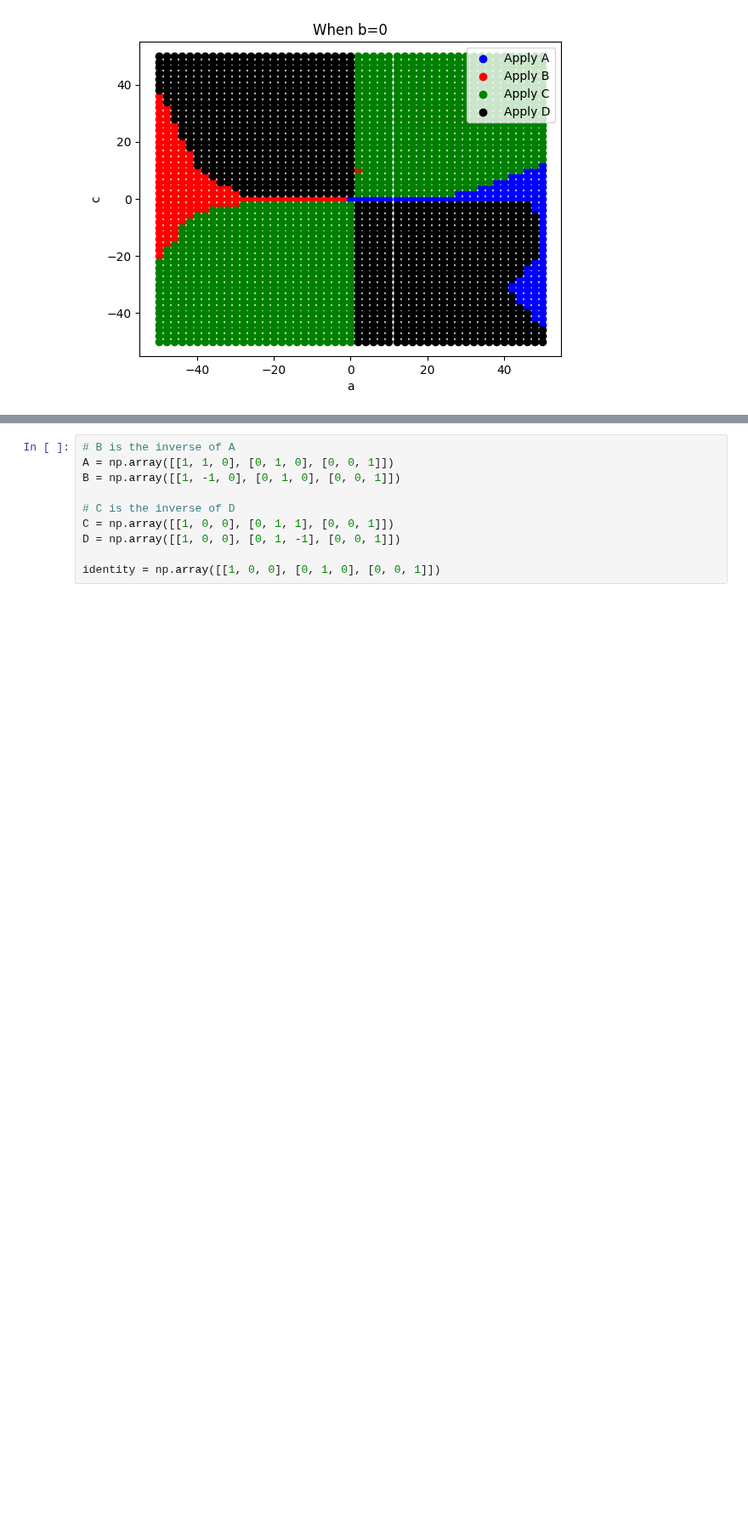
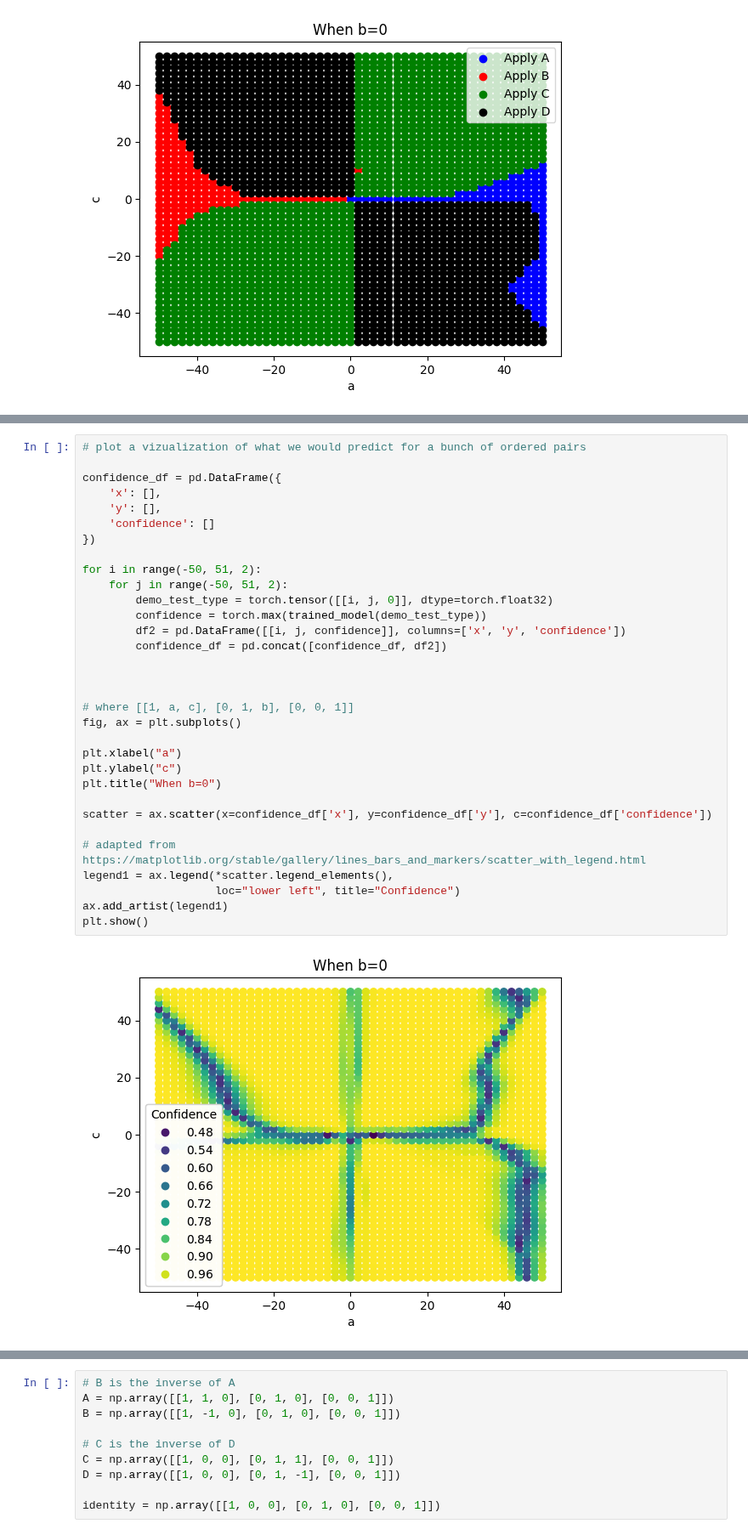
Before and after one commit to MXM-MachineLearning/MXM_AI_Ellenberg, a Jupyter notebook: heisenberg_group/Neural_Nets/bfs_NN.ipynb, the cells around one changed output, grey strips where cells are left out. Shown at 85% size. Cells and saved outputs as stored; diff of their text form; blank space fills up the shorter version.

```diff
--- a/heisenberg_group/Neural_Nets/bfs_NN.ipynb
+++ b/heisenberg_group/Neural_Nets/bfs_NN.ipynb
@@ -259,0 +333,34 @@ plt.show()
+# %%
+# plot a vizualization of what we would predict for a bunch of ordered pairs
+
+confidence_df = pd.DataFrame({
+    'x': [],
+    'y': [],
+    'confidence': []
+})
+
+for i in range(-50, 51, 2):
+    for j in range(-50, 51, 2):
+        demo_test_type = torch.tensor([[i, j, 0]], dtype=torch.float32)
+        confidence = torch.max(trained_model(demo_test_type))
+        df2 = pd.DataFrame([[i, j, confidence]], columns=['x', 'y', 'confidence'])
+        confidence_df = pd.concat([confidence_df, df2])
+
+
+
+# where [[1, a, c], [0, 1, b], [0, 0, 1]]
+fig, ax = plt.subplots()
+
+plt.xlabel("a")
+plt.ylabel("c")
+plt.title("When b=0")
+
+scatter = ax.scatter(x=confidence_df['x'], y=confidence_df['y'], c=confidence_df['confidence'])
+
+# adapted from https://matplotlib.org/stable/gallery/lines_bars_and_markers/scatter_with_legend.html
+legend1 = ax.legend(*scatter.legend_elements(),
+                    loc="lower left", title="Confidence")
+ax.add_artist(legend1)
+plt.show()
+# %% [output]
+[figure, added]
```
Also changed, not shown: parts of 9 cells of this notebook.
